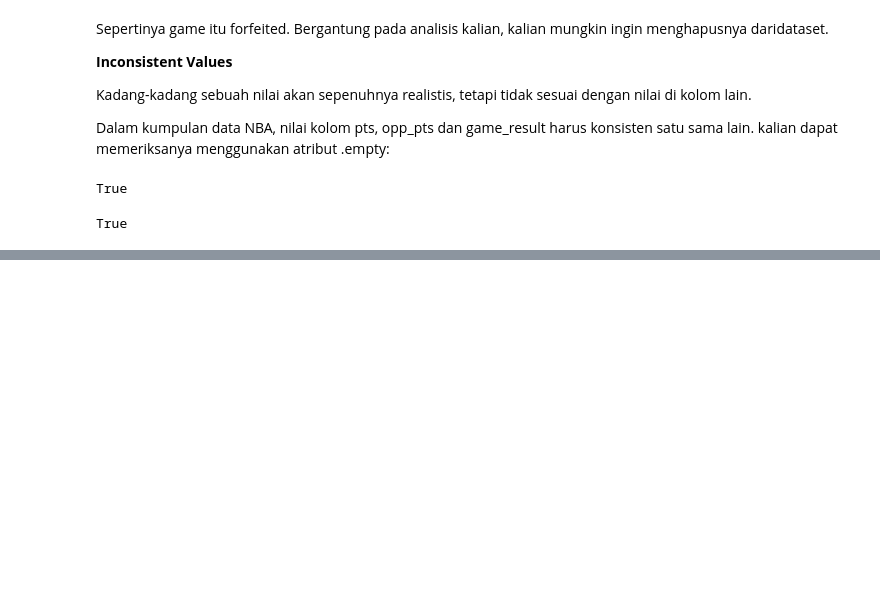
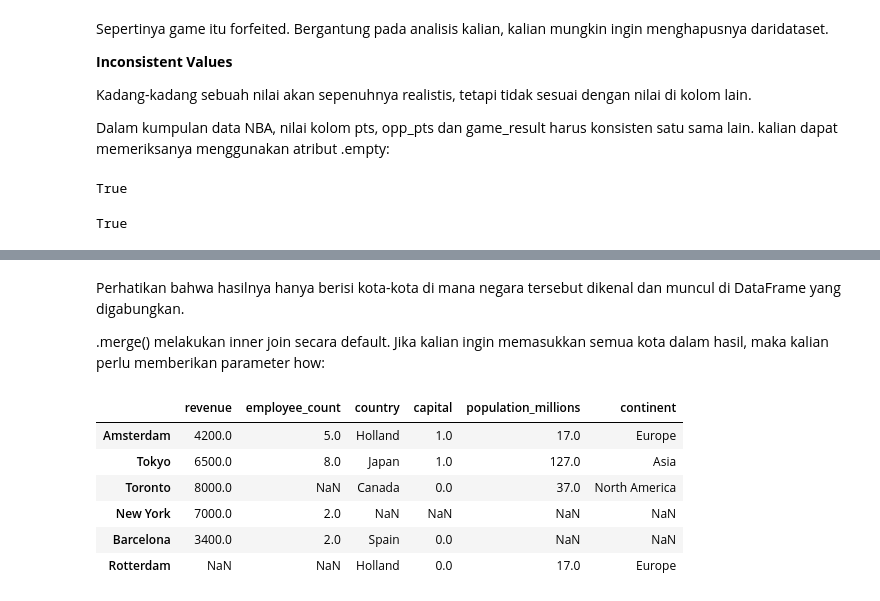
Before and after one commit to DharmayudaFebrianto/Hacktiv8_Batch5, a Jupyter notebook: Basic Python/Week5_Pandas.ipynb, the cells around one changed output, grey strips where cells are left out. Drawn from its saved outputs; the diff is of its cells as text; code cells hidden in the pictures; blank space fills up the shorter version.

```diff
--- a/Basic Python/Week5_Pandas.ipynb
+++ b/Basic Python/Week5_Pandas.ipynb
@@ -1104,0 +1135,2 @@ True
+# %%
+all_city_data = pd.concat([city_data, further_city_data], sort=False)
@@ -1104,0 +1150,7 @@ True
+# %%
+city_countries = pd.DataFrame({
+    "country": ["Holland", "Japan", "Holland", "Canada", "Spain"],
+    "capital": [1, 1, 0, 0, 0]},
+    index=["Amsterdam", "Tokyo", "Rotterdam", "Toronto", "Barcelona"]
+
+)
@@ -1104,0 +1175,3 @@ True
+# %%
+cities = pd.concat([all_city_data, city_countries], axis=1, sort=False)
+cities
@@ -1104,0 +1202,5 @@ True
+# %%
+countries = pd.DataFrame({
+    "population_millions": [17, 127, 37],
+    "continent": ["Europe", "Asia", "North America"]
+}, index=["Holland", "Japan", "Canada"])
@@ -1104,0 +1234,20 @@ True
+# %% [markdown]
+Perhatikan bahwa hasilnya hanya berisi kota-kota di mana negara tersebut dikenal dan muncul di DataFrame yang digabungkan.
+
+.merge() melakukan inner join secara default. Jika kalian ingin memasukkan semua kota dalam hasil, maka kalian perlu memberikan parameter how:
+# %%
+pd.merge(
+    cities,
+    countries,
+    left_on="country",
+    right_index=True,
+    how="left"
+)
+# %% [output]
+|  | revenue | employee_count | country | capital | population_millions | continent |
+| Amsterdam | 4200.0 | 5.0 | Holland | 1.0 | 17.0 | Europe |
+| Tokyo | 6500.0 | 8.0 | Japan | 1.0 | 127.0 | Asia |
+| Toronto | 8000.0 | NaN | Canada | 0.0 | 37.0 | North America |
+| New York | 7000.0 | 2.0 | NaN | NaN | NaN | NaN |
+| Barcelona | 3400.0 | 2.0 | Spain | 0.0 | NaN | NaN |
+| Rotterdam | NaN | NaN | Holland | 0.0 | 17.0 | Europe |
```
Also changed, not shown: parts of 28 cells of this notebook, 5 other files.
